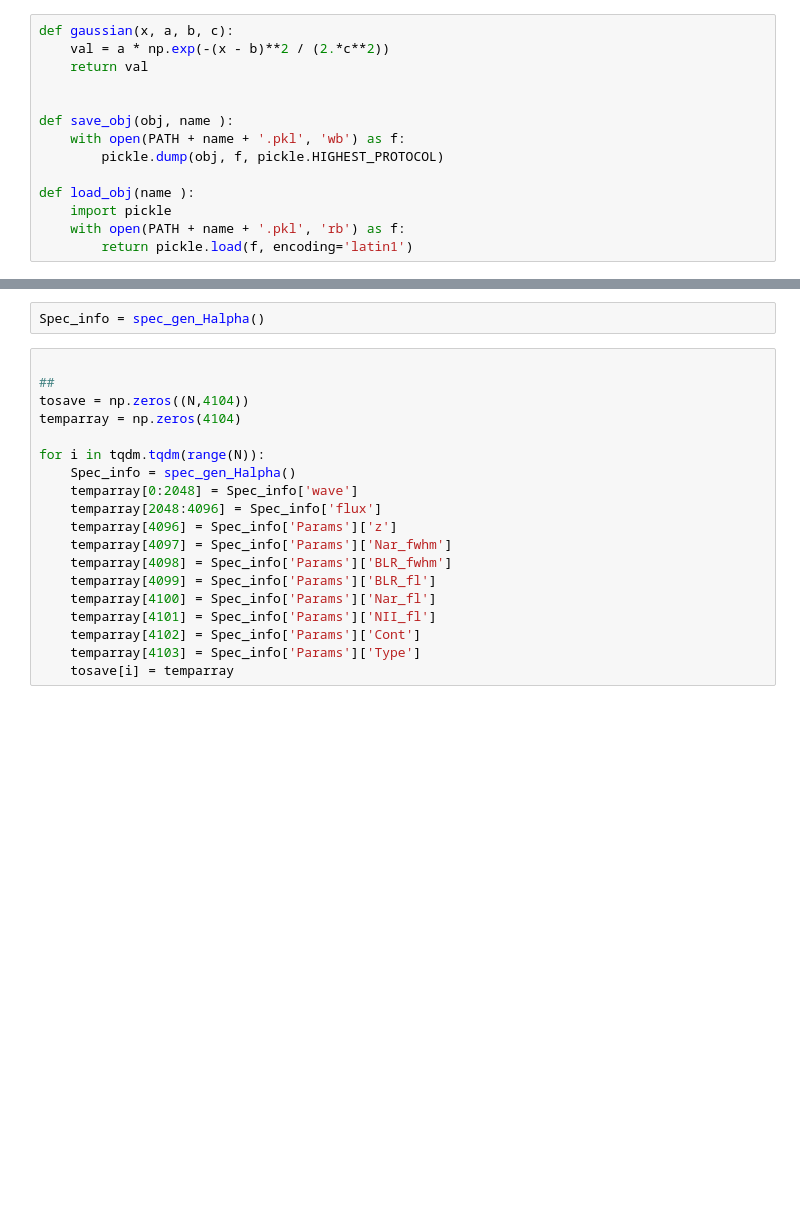
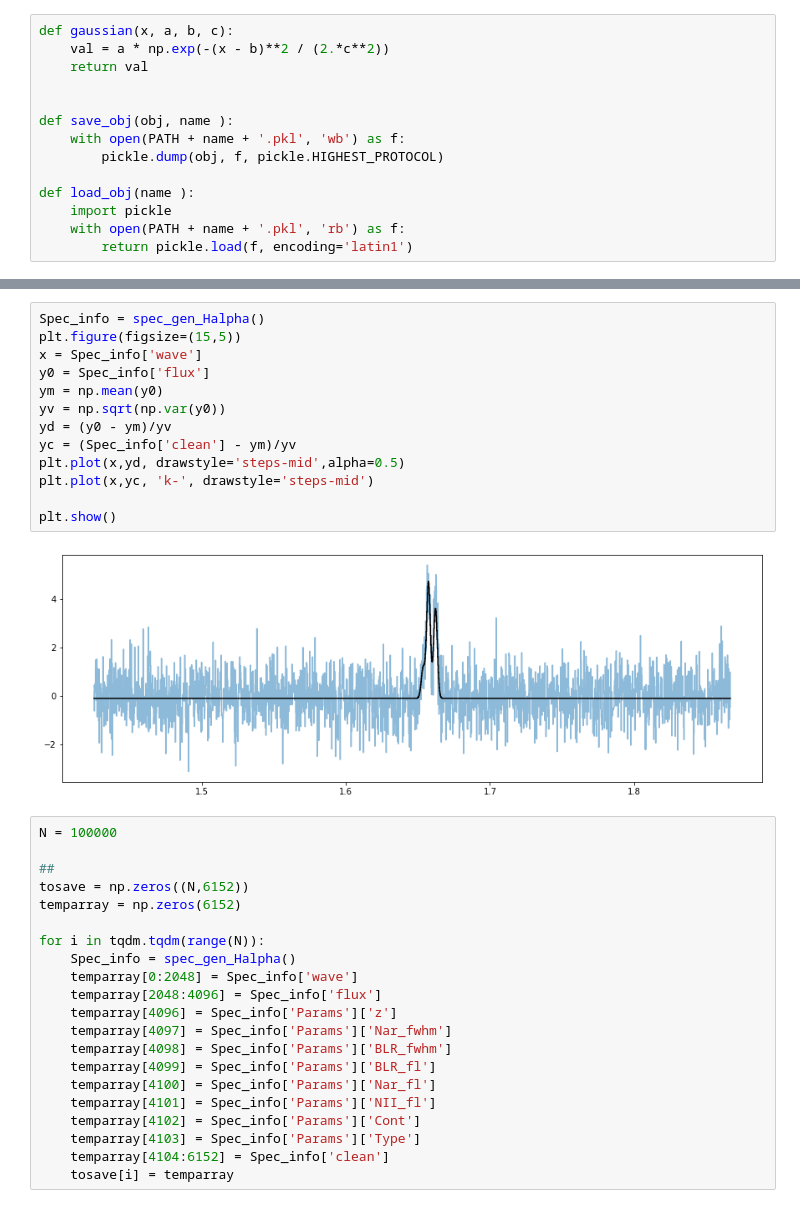
Before and after one commit to jscholtz/FastAGN, a Jupyter notebook: Spec_generator.ipynb, the cells around one changed output, grey strips where cells are left out. Cells and saved outputs as stored; diff of their text form; blank space fills up the shorter version.

```diff
--- a/Spec_generator.ipynb
+++ b/Spec_generator.ipynb
@@ -218,13 +227,27 @@ def spec_gen_Halpha_gen2():
 
 
     return save
-# %%
-Spec_info = spec_gen_Halpha()
+# %%
+Spec_info = spec_gen_Halpha()
+plt.figure(figsize=(15,5))
+x = Spec_info['wave']
+y0 = Spec_info['flux']
+ym = np.mean(y0)
+yv = np.sqrt(np.var(y0))
+yd = (y0 - ym)/yv
+yc = (Spec_info['clean'] - ym)/yv
+plt.plot(x,yd, drawstyle='steps-mid',alpha=0.5)
+plt.plot(x,yc, 'k-', drawstyle='steps-mid')
+
+plt.show()
+# %% [output]
+[figure, added]
 # %%
+N = 100000
 
 ##
-tosave = np.zeros((N,4104))
-temparray = np.zeros(4104)
+tosave = np.zeros((N,6152))
+temparray = np.zeros(6152)
 
 for i in tqdm.tqdm(range(N)):
     Spec_info = spec_gen_Halpha()
@@ -238,4 +261,5 @@ for i in tqdm.tqdm(range(N)):
     temparray[4101] = Spec_info['Params']['NII_fl']
     temparray[4102] = Spec_info['Params']['Cont']
     temparray[4103] = Spec_info['Params']['Type']
+    temparray[4104:6152] = Spec_info['clean']
     tosave[i] = temparray
```
Also changed, not shown: parts of 3 cells of this notebook.
